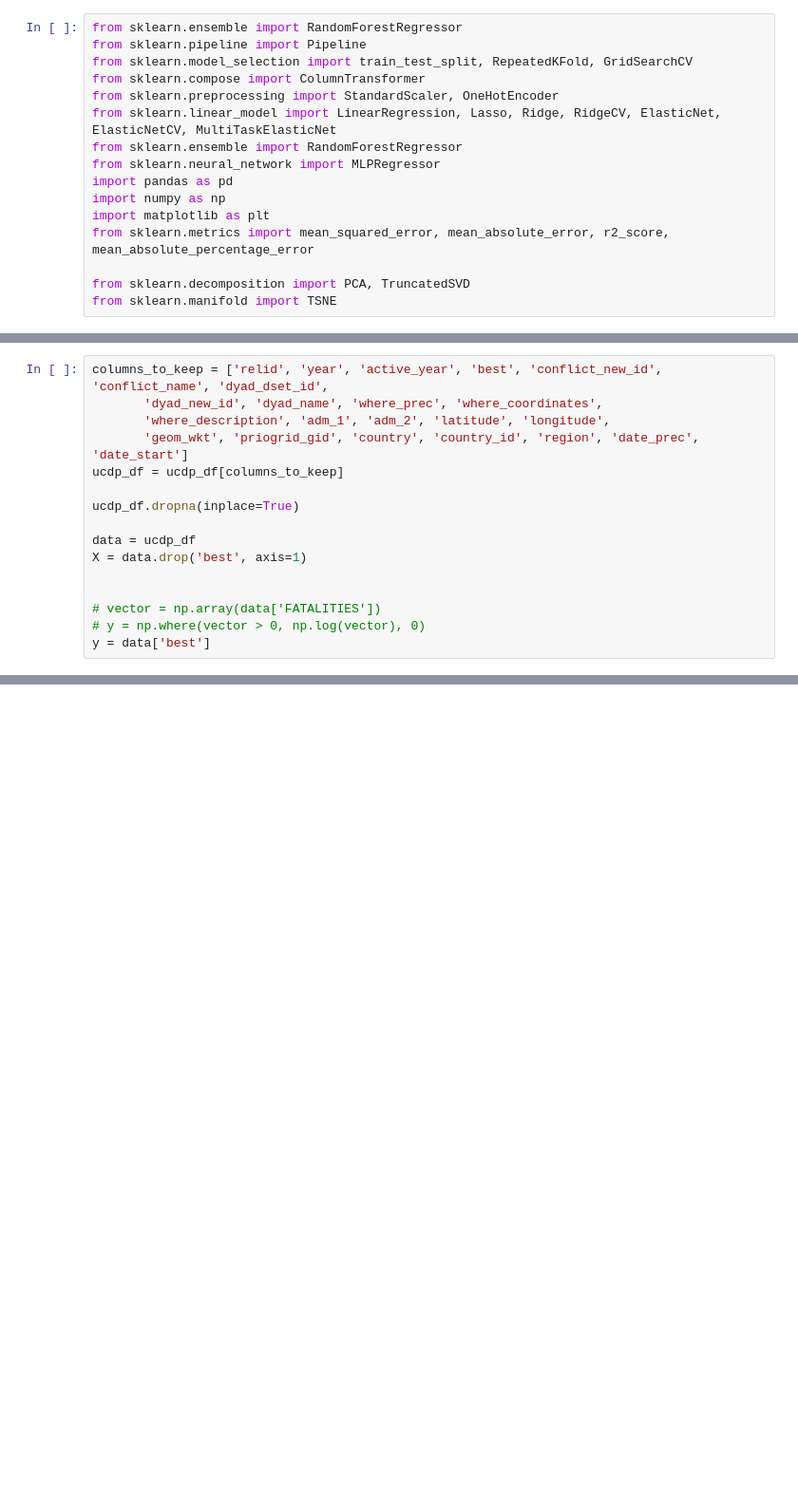
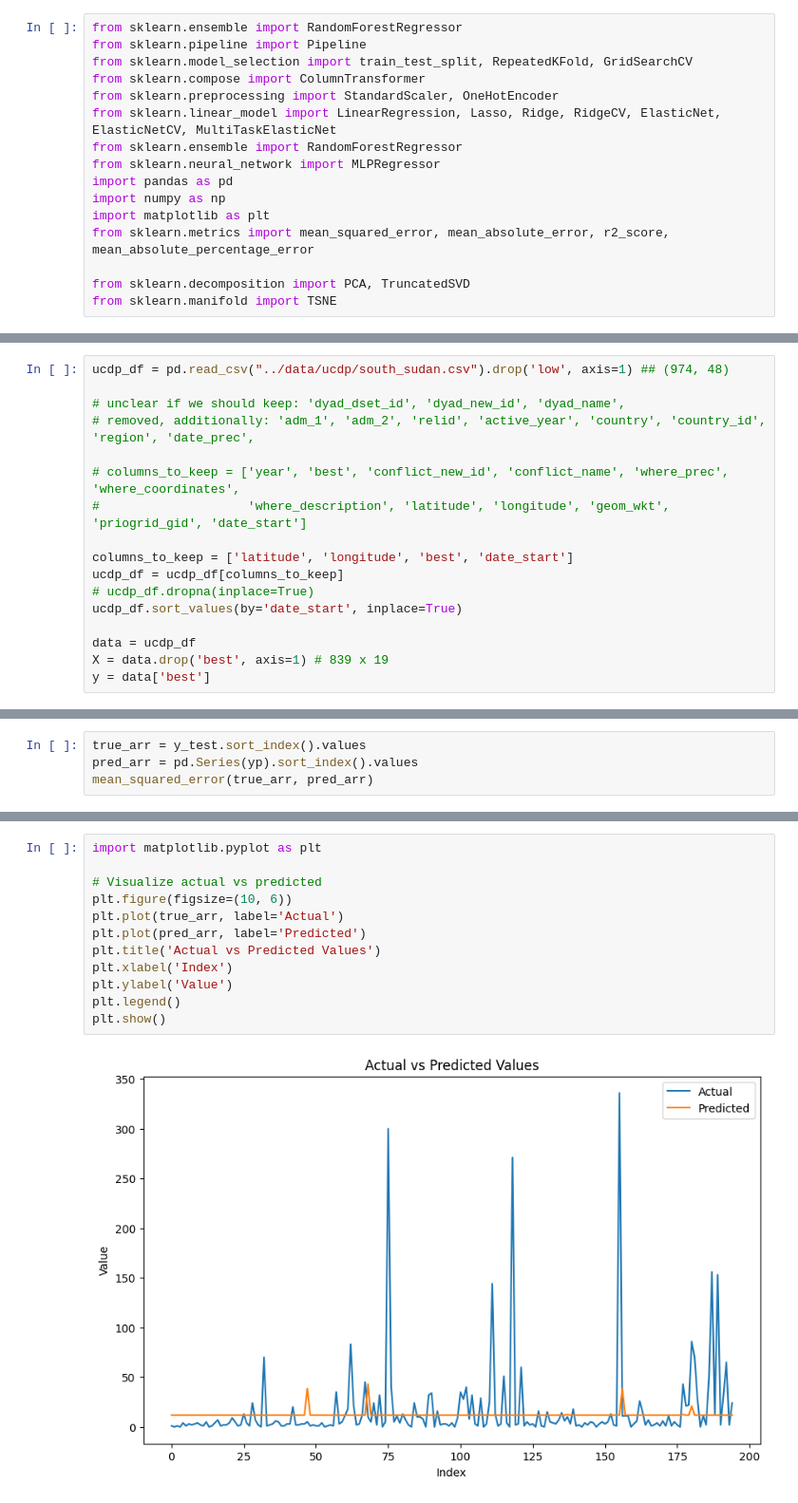
Before and after one commit to kaylanhua/conflicts, a Jupyter notebook: regression/random_forest.ipynb, the cells around one changed output, grey strips where cells are left out. Shown at 95% size. Saved outputs shown, nothing was run; the diff lists cells and outputs as text; blank space fills up the shorter version.

```diff
--- a/regression/random_forest.ipynb
+++ b/regression/random_forest.ipynb
@@ -44,17 +26,18 @@ Index(['id', 'relid', 'year', 'active_year', 'code_status', 'type_of_violence',
 # %%
-columns_to_keep = ['relid', 'year', 'active_year', 'best', 'conflict_new_id', 'conflict_name', 'dyad_dset_id',
-       'dyad_new_id', 'dyad_name', 'where_prec', 'where_coordinates',
-       'where_description', 'adm_1', 'adm_2', 'latitude', 'longitude',
-       'geom_wkt', 'priogrid_gid', 'country', 'country_id', 'region', 'date_prec', 'date_start']
+ucdp_df = pd.read_csv("../data/ucdp/south_sudan.csv").drop('low', axis=1) ## (974, 48)
+
+# unclear if we should keep: 'dyad_dset_id', 'dyad_new_id', 'dyad_name',
+# removed, additionally: 'adm_1', 'adm_2', 'relid', 'active_year', 'country', 'country_id', 'region', 'date_prec',
+
+# columns_to_keep = ['year', 'best', 'conflict_new_id', 'conflict_name', 'where_prec', 'where_coordinates',
+#                    'where_description', 'latitude', 'longitude', 'geom_wkt', 'priogrid_gid', 'date_start']
+
+columns_to_keep = ['latitude', 'longitude', 'best', 'date_start']
 ucdp_df = ucdp_df[columns_to_keep]
-
-ucdp_df.dropna(inplace=True)
+# ucdp_df.dropna(inplace=True)
+ucdp_df.sort_values(by='date_start', inplace=True)
 
 data = ucdp_df
-X = data.drop('best', axis=1)
-
-
-# vector = np.array(data['FATALITIES'])
-# y = np.where(vector > 0, np.log(vector), 0)
+X = data.drop('best', axis=1) # 839 x 19
 y = data['best']
 # %%
@@ -90,0 +79,4 @@ Mean Squared Error: 2399.5140980359247
+# %%
+true_arr = y_test.sort_index().values
+pred_arr = pd.Series(yp).sort_index().values
+mean_squared_error(true_arr, pred_arr)
@@ -90,0 +88,14 @@ Mean Squared Error: 2399.5140980359247
+# %%
+import matplotlib.pyplot as plt
+
+# Visualize actual vs predicted
+plt.figure(figsize=(10, 6))
+plt.plot(true_arr, label='Actual')
+plt.plot(pred_arr, label='Predicted')
+plt.title('Actual vs Predicted Values')
+plt.xlabel('Index')
+plt.ylabel('Value')
+plt.legend()
+plt.show()
+# %% [output]
+[figure, added]
```
Also changed, not shown: parts of 8 cells of this notebook, 3 other files.
